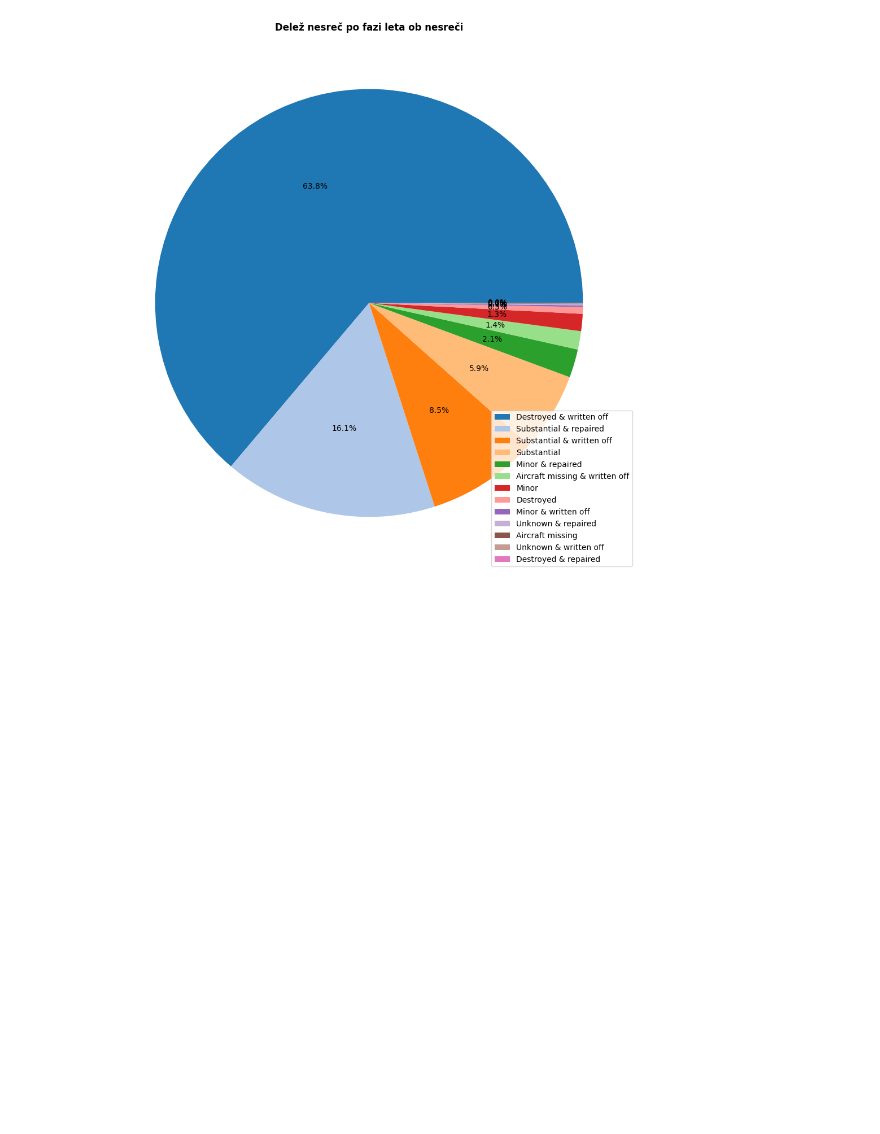
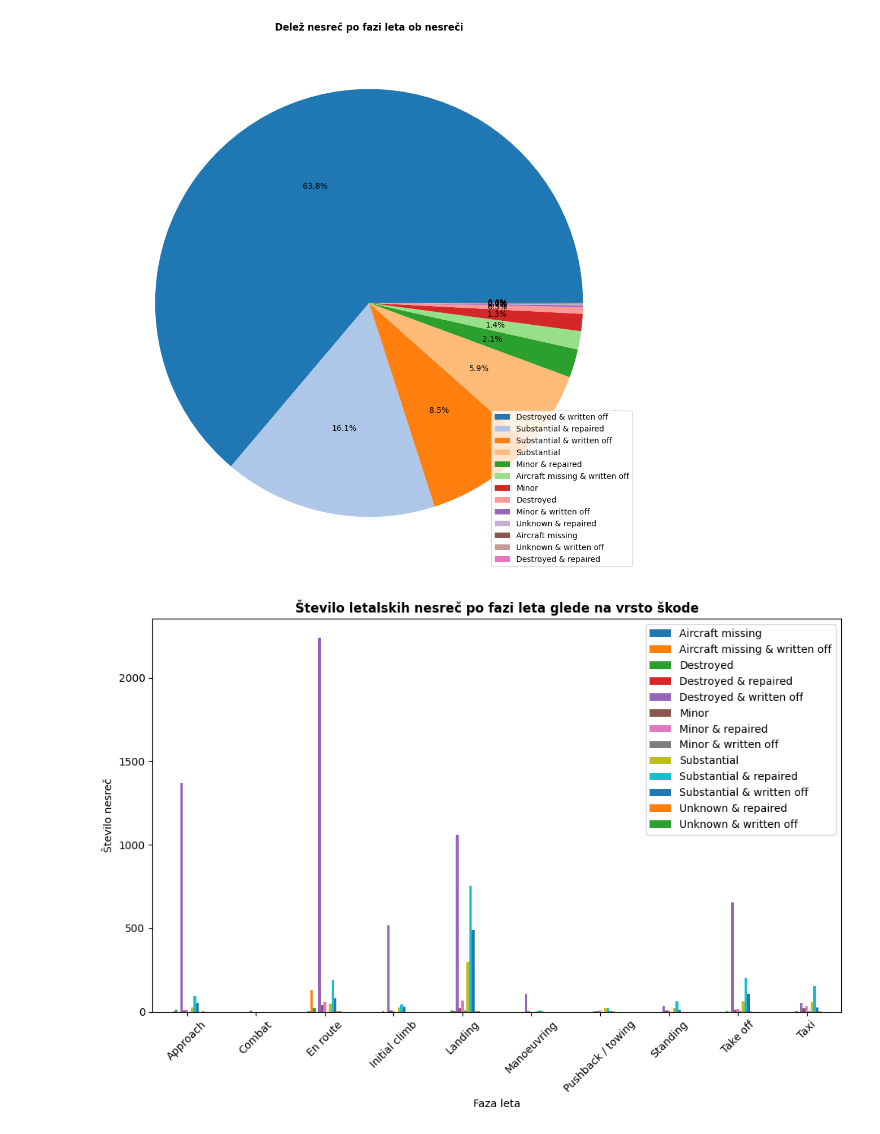
Before and after one commit to kajazefran/Projektna_naloga, a Jupyter notebook: analiza.ipynb, the cells around one changed output. Saved outputs shown, nothing was run; the diff lists cells and outputs as text; code cells hidden in the pictures; blank space fills up the shorter version.

```diff
--- a/analiza.ipynb
+++ b/analiza.ipynb
@@ -232,3 +229,17 @@ plt.legend(skoda_letala.index, loc='lower right')
 plt.tight_layout()
 # %% [output]
 [figure]
+# %%
+tabela = letalske_nesrece.dropna(subset=['faza_leta', 'skoda_letala']).groupby(['faza_leta', 'skoda_letala']).size().reset_index(name='stevilo')
+pivot_tabela = tabela.pivot(index='faza_leta', columns='skoda_letala', values='stevilo')
+# %%
+pivot_tabela.plot.bar(figsize=(10, 7))
+plt.title("Število letalskih nesreč po fazi leta glede na vrsto škode", fontweight='bold')
+plt.xlabel("Faza leta")
+plt.ylabel("Število nesreč")
+plt.xticks(rotation=45)
+plt.legend()
+plt.tight_layout()
+plt.show()
+# %% [output]
+[figure, added]
```
Also changed, not shown: parts of 7 cells of this notebook.
